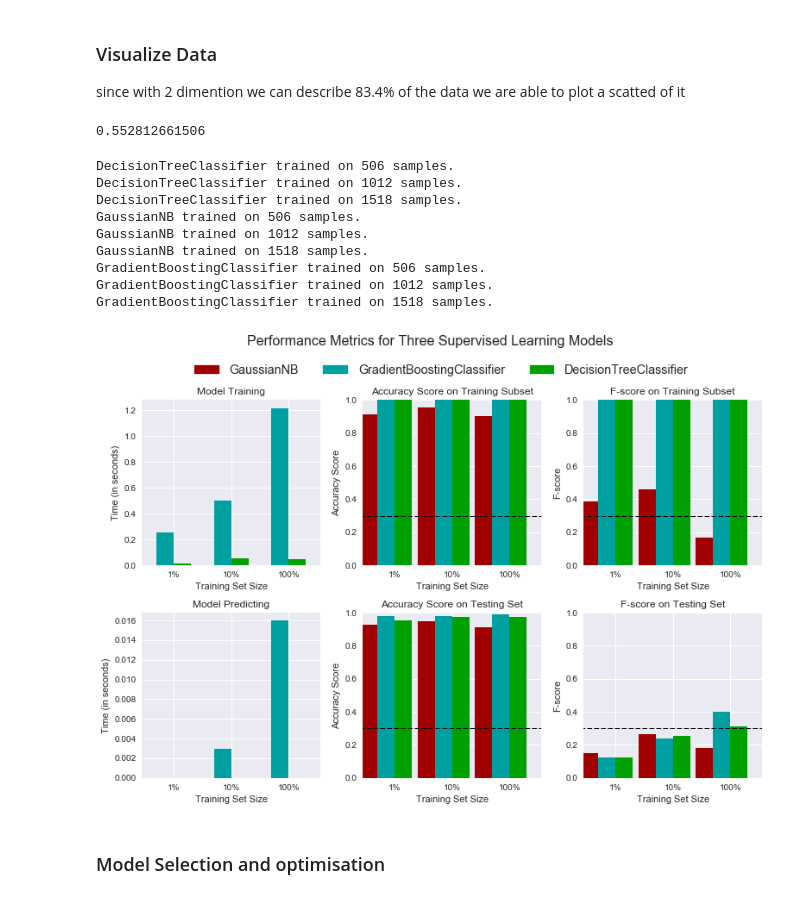
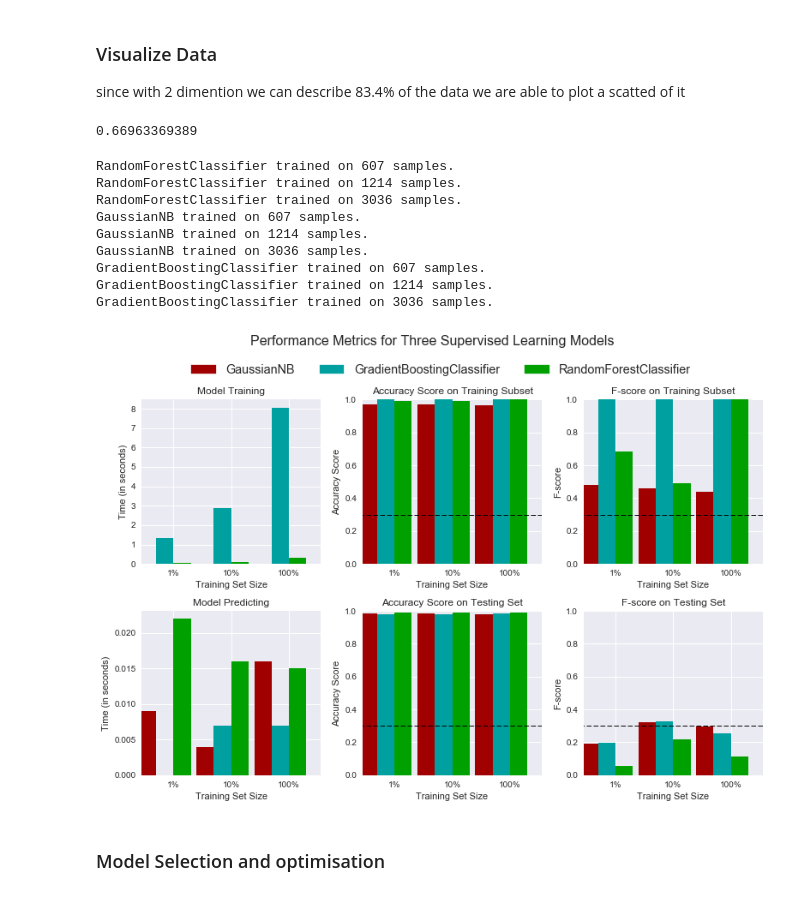
Before and after one commit to Drea1989/Kepler-discovery, a Jupyter notebook: capstone_project.ipynb, the cells around one changed output. Saved outputs shown, nothing was run; the diff lists cells and outputs as text; code cells hidden in the pictures.

```diff
--- a/capstone_project.ipynb
+++ b/capstone_project.ipynb
@@ -105,6 +91,6 @@ for i in range(3):
 # %%
 from pandas.tools.plotting import autocorrelation_plot
-fig = plt.figure(figsize=(20,20))
+fig = plt.figure(figsize=(8,8))
 autocorrelation_plot(log_data[:37])
 # %% [output]
 <matplotlib.axes._subplots.AxesSubplot at 0x...>
@@ -112,12 +97,0 @@ autocorrelation_plot(log_data[:37])
-# %%
-from statsmodels.tsa.arima_model import ARMA
-fig = plt.figure(figsize=(20,20))
-# fit model
-ts = ARIMA(series, order=(5,1,0))
-ts = ts.fit(disp=0)
-print(ts.summary())
-# plot residual errors
-residuals = pd.DataFrame(ts.resid)
-residuals.plot()
-residuals.plot(kind='kde')
-print(residuals.describe())
@@ -250,6 +189,7 @@ def vs_pca_results(good_data, pca):
 # %%
-pca = PCA(n_components=50, random_state = 42).fit(X_train)
-#pca_results = vs_pca_results(X_train,pca)
+pca = PCA(n_components=100, svd_solver ='full',random_state = 42).fit(X_train)
+#from sklearn.decomposition import KernelPCA
+#pca = KernelPCA(n_components = 100, kernel='rbf', gamma =0.01).fit(X_train)
 X_trainPCA = pca.transform(X_train)
 X_testPCA = pca.transform(X_val)
 # %% [markdown]
@@ -257,8 +197,9 @@ X_testPCA = pca.transform(X_val)
 since with 2 dimention we can describe 83.4% of the data we are able to plot a scatted of it
 # %%
 print sum(pca.explained_variance_ratio_ )
+#print pca.get_params
 # %% [output]
-0.552812661506
+0.66963369389
 # %%
 def train_predict(learner, sample_size, X_train, y_train, X_test, y_test):
     '''
@@ -377,44 +318,44 @@ def evaluate(results, accuracy, f1):
     plt.tight_layout()
     plt.show()
 # %%
-from sklearn.tree import DecisionTreeClassifier
+from sklearn.ensemble import RandomForestClassifier
 from sklearn.naive_bayes import GaussianNB
-#from sklearn.svm import SVC
+from sklearn.svm import SVC
 from sklearn.ensemble import GradientBoostingClassifier
 
 #Initialize the three models
-clf_A = DecisionTreeClassifier(random_state = 42)
+clf_A = RandomForestClassifier(random_state = 42)
 clf_B = GaussianNB()
 clf_C = GradientBoostingClassifier(n_estimators = 100, max_depth= 7,min_impurity_split= 100000.0,random_state = 42)
 tot_training = X_trainPCA.shape[0]
 
 #Calculate the number of samples for 1%, 10%,100% of the training data
-samples_1 =   int(tot_training * 0.1)
-samples_10 =  int(tot_training * 0.2)
-samples_100 = int(tot_training * 0.3)
+samples_1 =   int(tot_training * 0.2)
+samples_10 =  int(tot_training * 0.4)
+samples_100 = int(tot_training * 1)
 
 # Collect results on the learners
 results = {}
 for clf in [clf_A, clf_B, clf_C]:
     clf_name = clf.__class__.__name__
     results[clf_name] = {}
     for i, samples in enumerate([samples_1, samples_10, samples_100]):
         results[clf_name][i] = \
         train_predict(clf, samples, X_trainPCA, y_train, X_testPCA, y_val)
 
 # Run metrics visualization for the three supervised learning models chosen
 evaluate(results, 0.3, 0.3)
 # %% [output]
-DecisionTreeClassifier trained on 506 samples.
-DecisionTreeClassifier trained on 1012 samples.
-DecisionTreeClassifier trained on 1518 samples.
-GaussianNB trained on 506 samples.
-GaussianNB trained on 1012 samples.
-GaussianNB trained on 1518 samples.
-GradientBoostingClassifier trained on 506 samples.
-GradientBoostingClassifier trained on 1012 samples.
-GradientBoostingClassifier trained on 1518 samples.
+RandomForestClassifier trained on 607 samples.
+RandomForestClassifier trained on 1214 samples.
+RandomForestClassifier trained on 3036 samples.
+GaussianNB trained on 607 samples.
+GaussianNB trained on 1214 samples.
+GaussianNB trained on 3036 samples.
+GradientBoostingClassifier trained on 607 samples.
+GradientBoostingClassifier trained on 1214 samples.
+GradientBoostingClassifier trained on 3036 samples.
-[figure, old version]
+[figure, new version]
 # %% [markdown]
 ### Model Selection and optimisation
 # %% [markdown]
```
Also changed, not shown: parts of 13 cells of this notebook.
